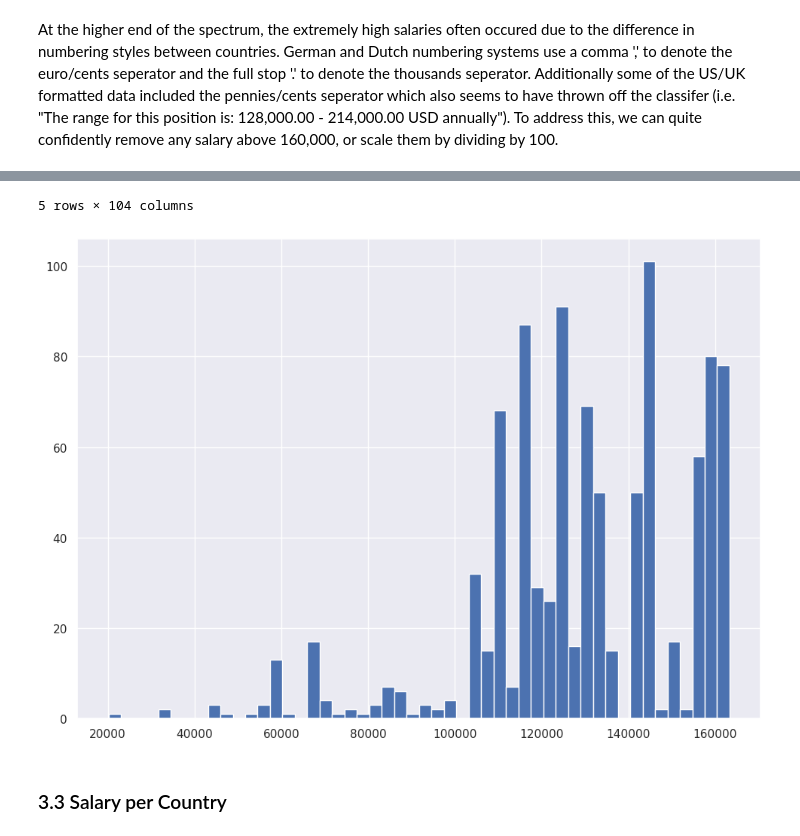
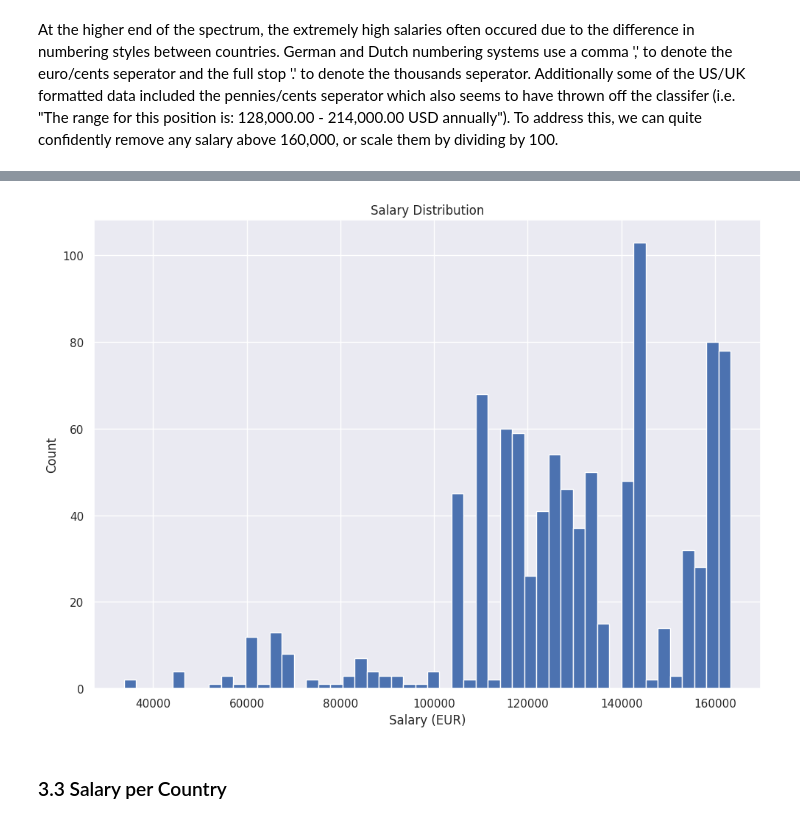
Before and after one commit to trav-d13/Data-Science-Job-Market-Analysis, a Jupyter notebook: eda.ipynb, the cells around one changed output, grey strips where cells are left out. Drawn from its saved outputs; the diff is of its cells as text; code cells hidden in the pictures.

```diff
--- a/eda.ipynb
+++ b/eda.ipynb
@@ -257,9 +258,16 @@ Salary: 165000.0
 At Coalition Inc. (Permanent), in Multiple LocationsSalary: $125.000 - $205.000Expires at: 2023-05-11Remote policy: Full remoteTo apply for this role, the candidates must be located in USA or Canada.  ...
 # %% [markdown]
 At the higher end of the spectrum, the extremely high salaries often occured due to the difference in numbering styles between countries.  German and Dutch numbering systems use a comma ',' to denote the euro/cents seperator and the full stop '.' to denote the thousands seperator.  Additionally some of the US/UK formatted data included the pennies/cents seperator which also seems to have thrown off the classifer (i.e. "The range for this position is: 128,000.00 - 214,000.00 USD annually").  To address this, we can quite confidently remove any salary above 160,000, or scale them by dividing by 100.
+# %%
+def remove_salary_outliers(data: pd.DataFrame) -> pd.DataFrame:
+    data.euro_value = data.euro_value.astype(float)
+    data = data[data.euro_value > 30000]
+    data = data[data.euro_value < 165000]
+    return data
 # %%
-df_clean = df[df.euro_value > 15000]
-df_clean = df_clean[df_clean.euro_value < 165000]
+df_clean = remove_salary_outliers(df)
 df_clean.euro_value.hist(bins=50)
-df_clean.head()
+plt.title("Salary Distribution")
+plt.xlabel("Salary (EUR)")
+plt.ylabel("Count");
 # %% [output]
@@ -272,5 +274,4 @@ df_clean.head()
-5 rows × 104 columns
-[figure, old version]
+[figure, new version]
 # %% [markdown]
 ### 3.3 Salary per Country
 # %%
```
Also changed, not shown: parts of 22 cells of this notebook.
